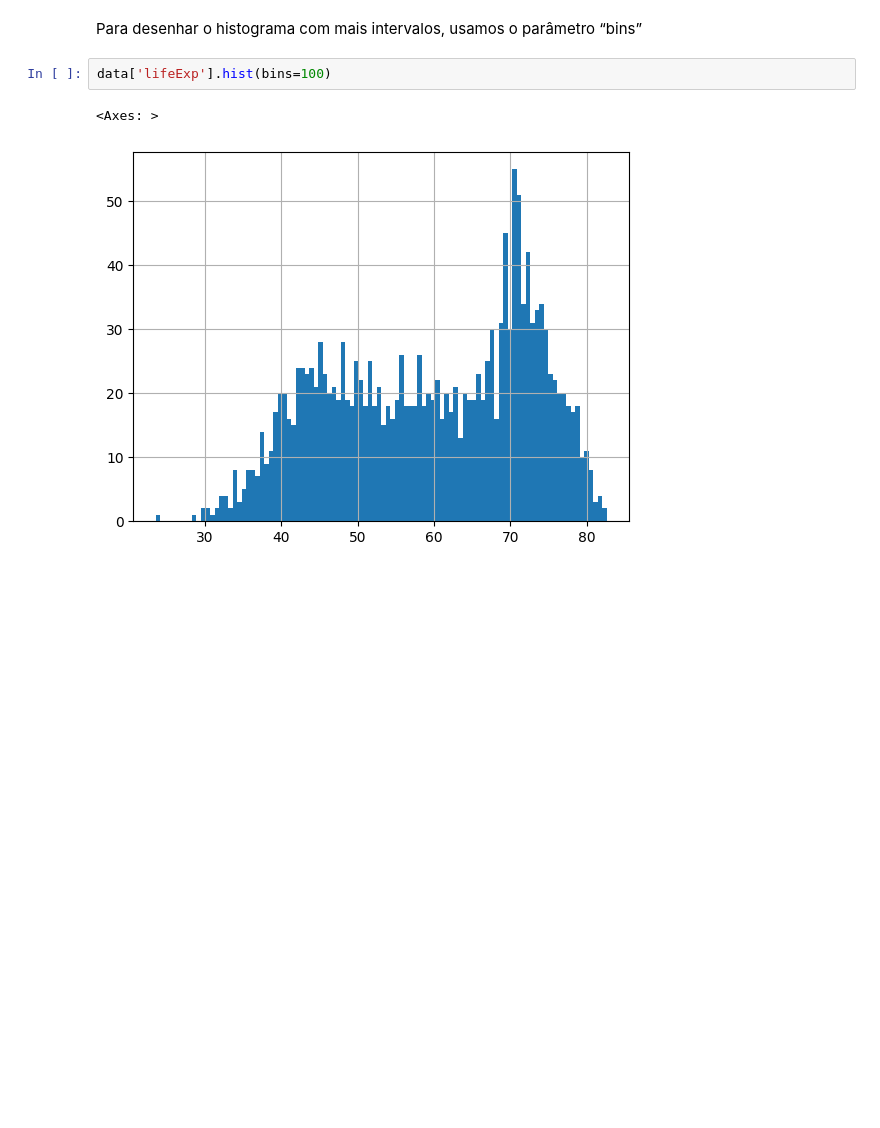
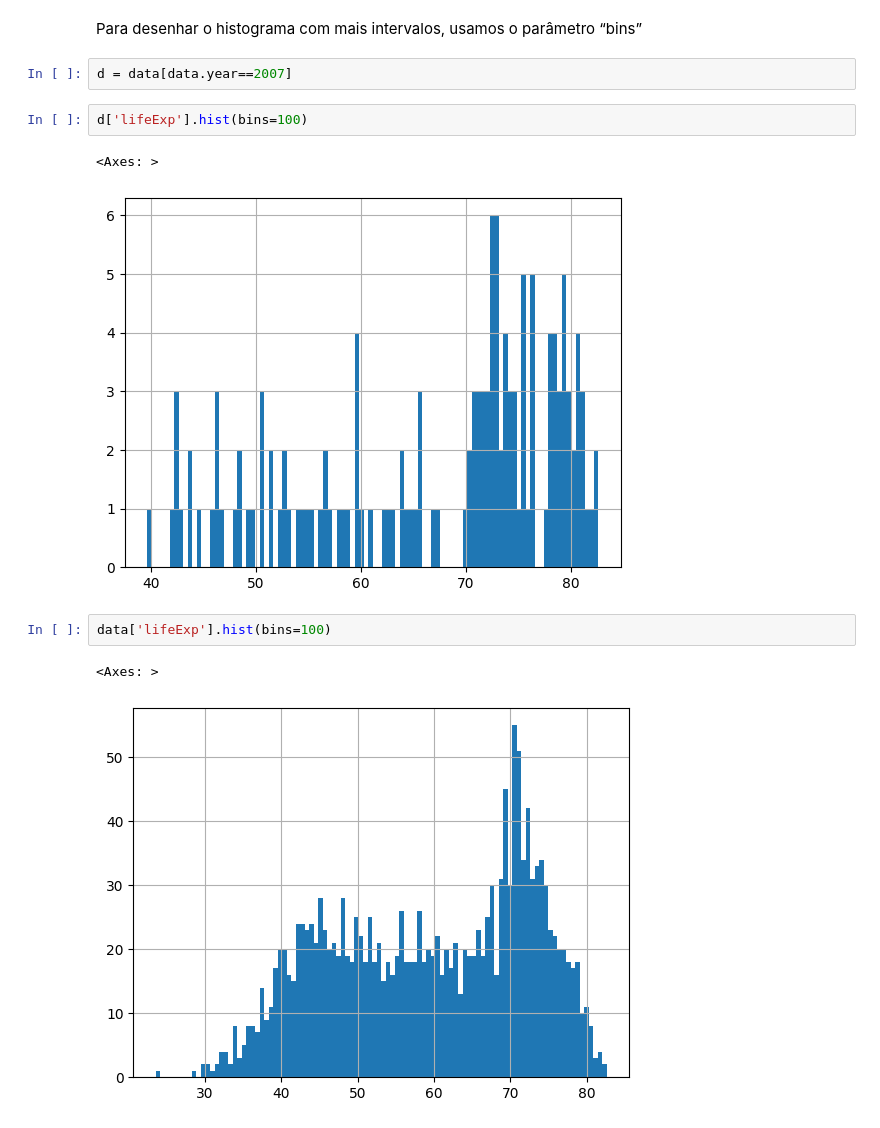
Before and after one commit to abaffa/INF1038, a Jupyter notebook: INF1038_Aula_01_Estatistica_Introducao.ipynb, the cells around one changed output. Drawn from its saved outputs; the diff is of its cells as text; blank space fills up the shorter version.

```diff
--- a/INF1038_Aula_01_Estatistica_Introducao.ipynb
+++ b/INF1038_Aula_01_Estatistica_Introducao.ipynb
@@ -327,5 +326,12 @@ data['lifeExp'].hist()
 # %% [markdown]
 Para desenhar o histograma com mais intervalos, usamos o parâmetro “bins”
+# %%
+d = data[data.year==2007]
+# %%
+d['lifeExp'].hist(bins=100)
+# %% [output]
+<Axes: >
+[figure, added]
 # %%
 data['lifeExp'].hist(bins=100)
 # %% [output]
```
Also changed, not shown: parts of 3 cells of this notebook, 14 other files.
